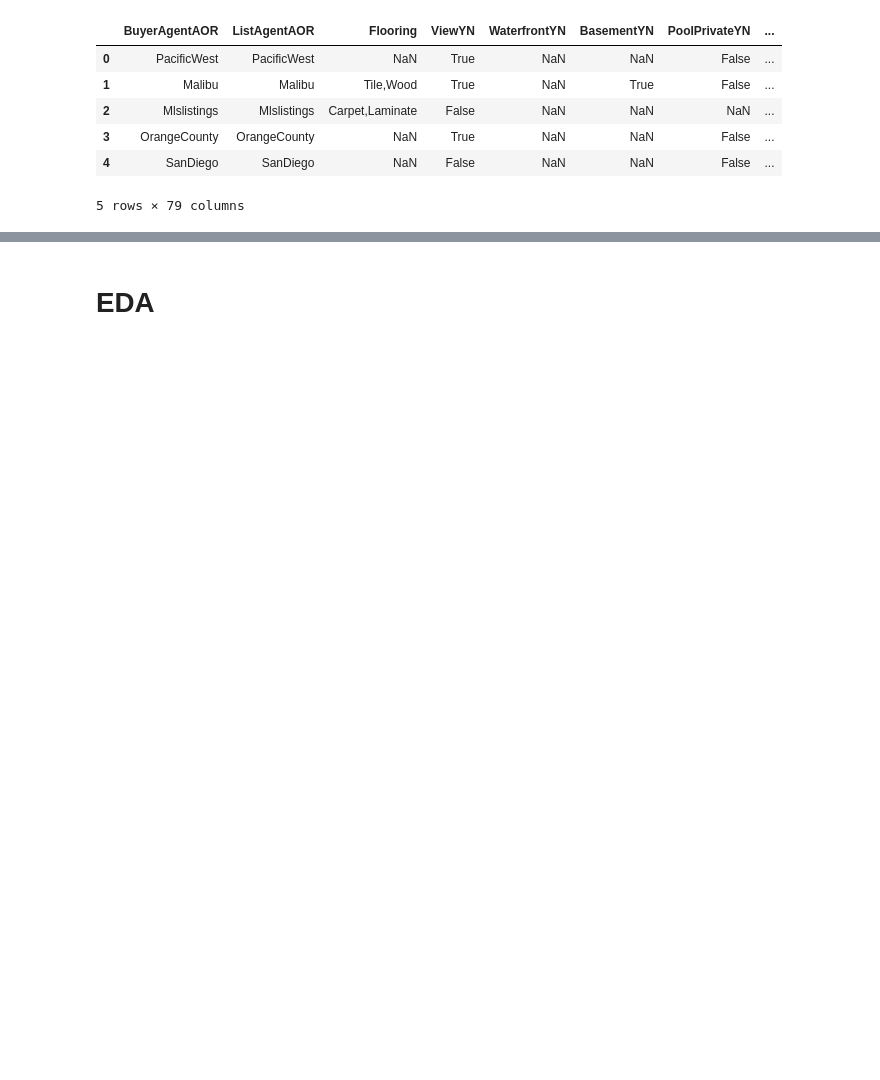
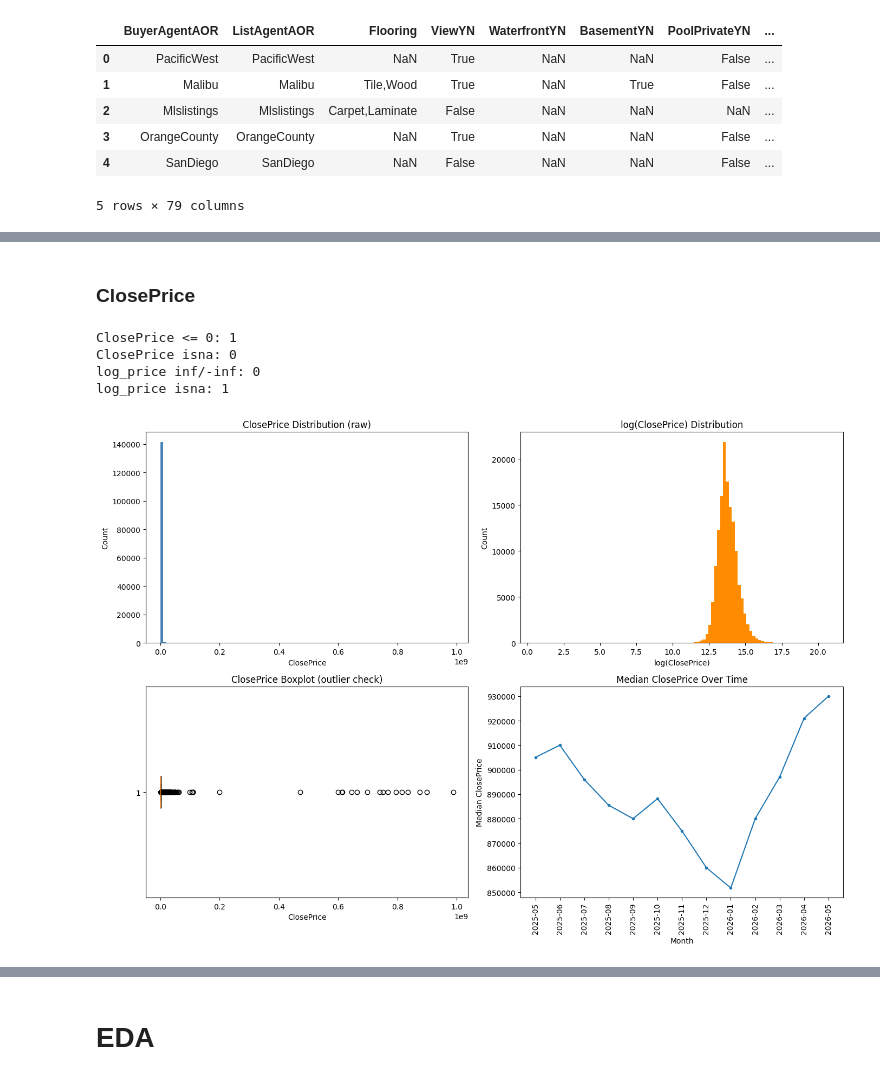
Before and after one commit to rsm-coc015/idx-exchange, a Jupyter notebook: 01_exploration.ipynb, the cells around one changed output, grey strips where cells are left out. Drawn from its saved outputs; the diff is of its cells as text; code cells hidden in the pictures; blank space fills up the shorter version.

```diff
--- a/01_exploration.ipynb
+++ b/01_exploration.ipynb
@@ -55,3 +52,51 @@ Name: count, dtype: int64
 
 [2 rows x 79 columns]
 ['BuyerAgentAOR', 'ListAgentAOR', 'Flooring', 'ViewYN', 'WaterfrontYN', 'BasementYN', 'PoolPrivateYN', 'OriginalListPrice', 'ListingKey', 'ListAgentEmail', 'CloseDate', 'ClosePrice', 'ListAgentFirstNa ...
+# %% [markdown]
+### ClosePrice
+# %%
+target = "ClosePrice"
+df["log_price"] = np.where(df["ClosePrice"] > 0, np.log(df["ClosePrice"]), np.nan)
+print("ClosePrice <= 0:", (df["ClosePrice"] <= 0).sum())
+print("ClosePrice isna:", df["ClosePrice"].isna().sum())
+print("log_price inf/-inf:", np.isinf(df["log_price"]).sum())
+print("log_price isna:", df["log_price"].isna().sum())
+# %% [output]
+ClosePrice <= 0: 1
+ClosePrice isna: 0
+log_price inf/-inf: 0
+log_price isna: 1
+# %%
+import matplotlib.pyplot as plt
+import seaborn as sns
+import numpy as np
+
+fig, axes = plt.subplots(2, 2, figsize=(14, 10))
+
+axes[0, 0].hist(df["ClosePrice"], bins=100, color="steelblue", edgecolor="none")
+axes[0, 0].set_title("ClosePrice Distribution (raw)")
+axes[0, 0].set_xlabel("ClosePrice")
+axes[0, 0].set_ylabel("Count")
+
+axes[0, 1].hist(df["log_price"], bins=100, color="darkorange", edgecolor="none")
+axes[0, 1].set_title("log(ClosePrice) Distribution")
+axes[0, 1].set_xlabel("log(ClosePrice)")
+axes[0, 1].set_ylabel("Count")
+
+axes[1, 0].boxplot(df["ClosePrice"].dropna(), vert=False)
+axes[1, 0].set_title("ClosePrice Boxplot (outlier check)")
+axes[1, 0].set_xlabel("ClosePrice")
+
+monthly_median = df.groupby(df["CloseDate"].dt.to_period("M"))["ClosePrice"].median()
+axes[1, 1].plot(
+    monthly_median.index.astype(str), monthly_median.values, marker="o", markersize=3
+)
+axes[1, 1].set_title("Median ClosePrice Over Time")
+axes[1, 1].set_xlabel("Month")
+axes[1, 1].set_ylabel("Median ClosePrice")
+axes[1, 1].tick_params(axis="x", rotation=90)
+
+plt.tight_layout()
+plt.show()
+# %% [output]
+[figure, added]
```
Also changed, not shown: parts of 37 cells of this notebook, 1 other file.
